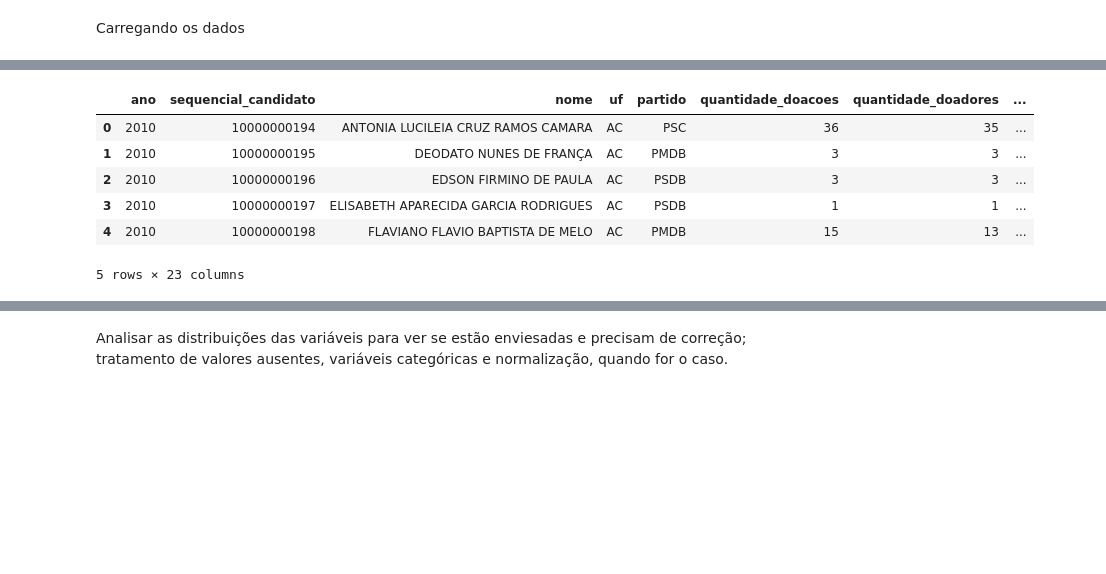
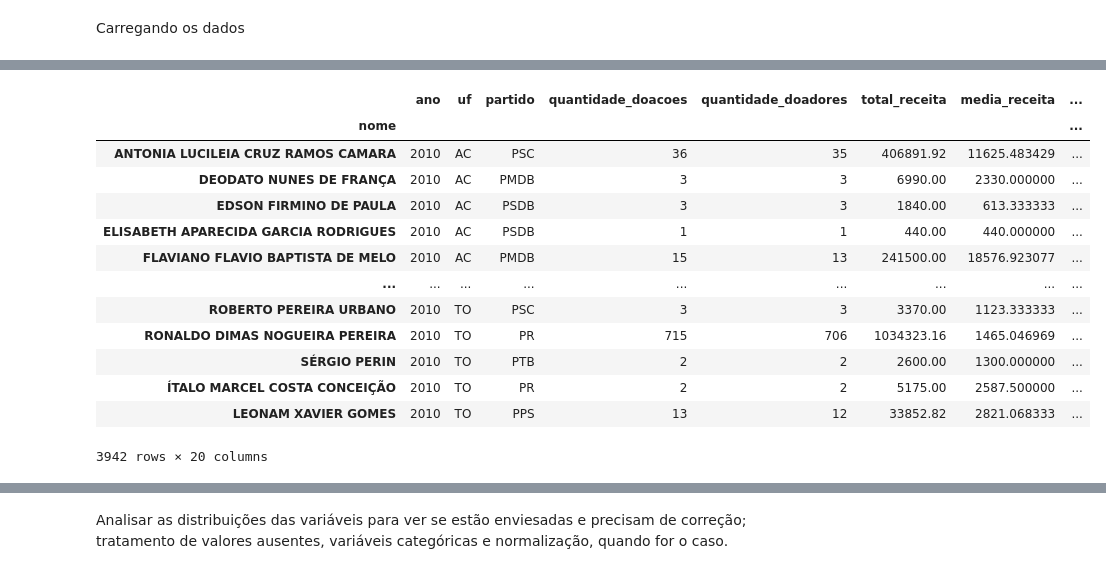
Before and after one commit to alananeo/votacao_ml, a Jupyter notebook: tarefa.ipynb, the cells around one changed output, grey strips where cells are left out. Cells and saved outputs as stored; diff of their text form; code cells hidden in the pictures; blank space fills up the shorter version.

```diff
--- a/tarefa.ipynb
+++ b/tarefa.ipynb
@@ -15,7 +15,13 @@ from scipy.stats.stats import pearsonr
 # %% [markdown]
 Carregando os dados
 # %%
-train = pd.read_csv("data/eleicoes_2006_TREINO_CONFIGURADO_LIBRE.csv")
-test = pd.read_csv("data/eleicoes_2010_TESTE_CONFIGURADO_LIBRE.csv")
+train = pd.read_csv("data/eleicoes_2006_TREINO_CONFIGURADO_LIBRE.csv", index_col="nome")
+del train['sequencial_candidato']
+del train['cargo']
+
+test = pd.read_csv("data/eleicoes_2010_TESTE_CONFIGURADO_LIBRE.csv", index_col="nome")
+del test['sequencial_candidato']
+del test['cargo']
+
 all_data = pd.concat((train.loc[:,'ano':'votos'], test.loc[:,'ano':'votos']))
 # %%
@@ -31,11 +66,18 @@ train.head()
 # %%
-test.head()
+test
 # %% [output]
-|  | ano | sequencial_candidato | nome | uf | partido | quantidade_doacoes | quantidade_doadores | ... |
-| 0 | 2010 | 10000000194 | ANTONIA LUCILEIA CRUZ RAMOS CAMARA | AC | PSC | 36 | 35 | ... |
-| 1 | 2010 | 10000000195 | DEODATO NUNES DE FRANÇA | AC | PMDB | 3 | 3 | ... |
-| 2 | 2010 | 10000000196 | EDSON FIRMINO DE PAULA | AC | PSDB | 3 | 3 | ... |
-| 3 | 2010 | 10000000197 | ELISABETH APARECIDA GARCIA RODRIGUES | AC | PSDB | 1 | 1 | ... |
-| 4 | 2010 | 10000000198 | FLAVIANO FLAVIO BAPTISTA DE MELO | AC | PMDB | 15 | 13 | ... |
+|  | ano | uf | partido | quantidade_doacoes | quantidade_doadores | total_receita | media_receita | ... |
+| nome |  |  |  |  |  |  |  | ... |
+| ANTONIA LUCILEIA CRUZ RAMOS CAMARA | 2010 | AC | PSC | 36 | 35 | 406891.92 | 11625.483429 | ... |
+| DEODATO NUNES DE FRANÇA | 2010 | AC | PMDB | 3 | 3 | 6990.00 | 2330.000000 | ... |
+| EDSON FIRMINO DE PAULA | 2010 | AC | PSDB | 3 | 3 | 1840.00 | 613.333333 | ... |
+| ELISABETH APARECIDA GARCIA RODRIGUES | 2010 | AC | PSDB | 1 | 1 | 440.00 | 440.000000 | ... |
+| FLAVIANO FLAVIO BAPTISTA DE MELO | 2010 | AC | PMDB | 15 | 13 | 241500.00 | 18576.923077 | ... |
+| ... | ... | ... | ... | ... | ... | ... | ... | ... |
+| ROBERTO PEREIRA URBANO | 2010 | TO | PSC | 3 | 3 | 3370.00 | 1123.333333 | ... |
+| RONALDO DIMAS NOGUEIRA PEREIRA | 2010 | TO | PR | 715 | 706 | 1034323.16 | 1465.046969 | ... |
+| SÉRGIO PERIN | 2010 | TO | PTB | 2 | 2 | 2600.00 | 1300.000000 | ... |
+| ÍTALO MARCEL COSTA CONCEIÇÃO | 2010 | TO | PR | 2 | 2 | 5175.00 | 2587.500000 | ... |
+| LEONAM XAVIER GOMES | 2010 | TO | PPS | 13 | 12 | 33852.82 | 2821.068333 | ... |
-5 rows × 23 columns
+3942 rows × 20 columns
 # %%
```
Also changed, not shown: parts of 45 cells of this notebook, 1 other file.
